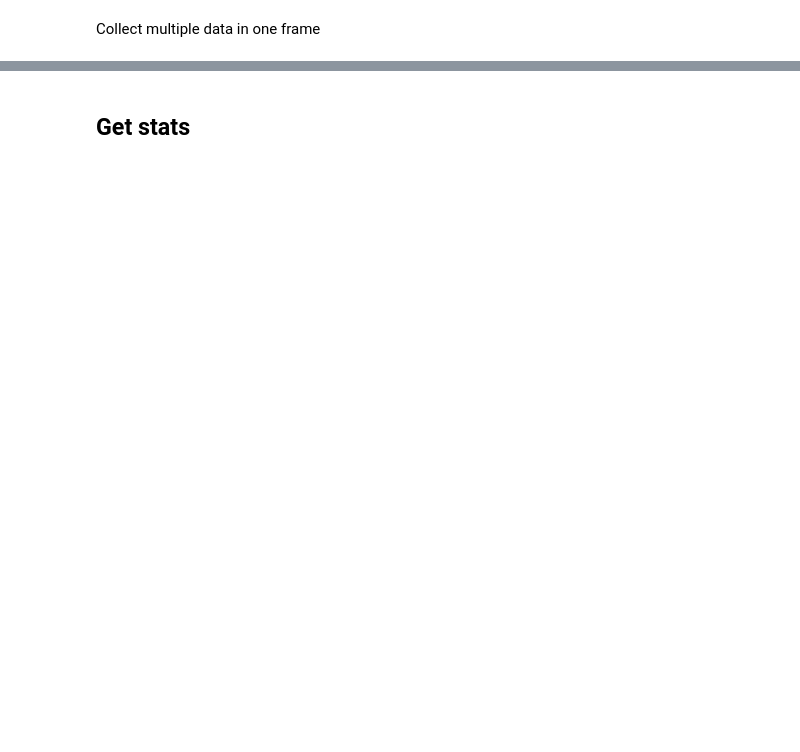
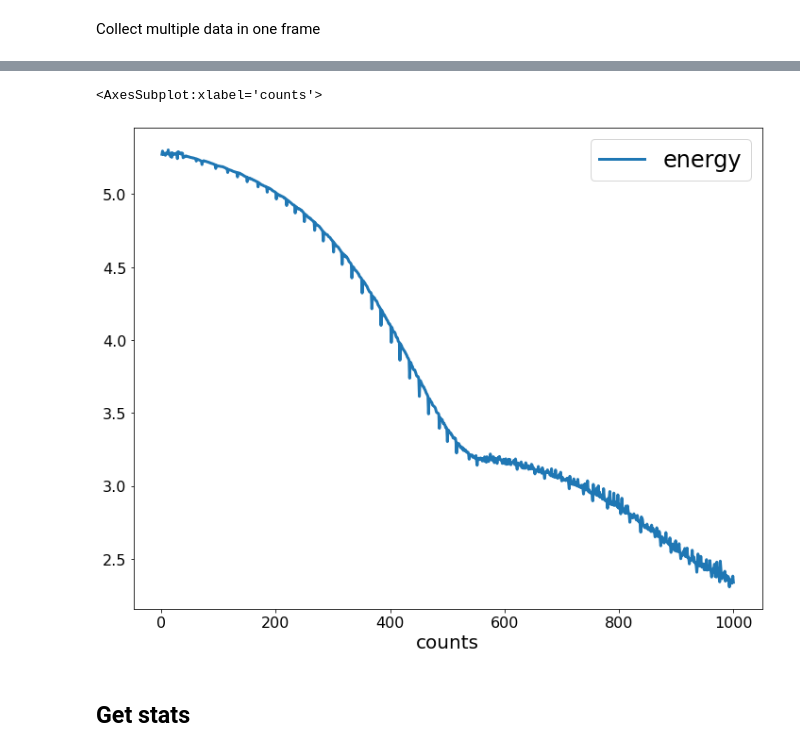
Before and after one commit to erinaldi/bmn2-qiskit, a Jupyter notebook: notebooks/00_figures.ipynb, the cells around one changed output, grey strips where cells are left out. Drawn from its saved outputs; the diff is of its cells as text; code cells hidden in the pictures; blank space fills up the shorter version.

```diff
--- a/notebooks/00_figures.ipynb
+++ b/notebooks/00_figures.ipynb
@@ -4,7 +4,7 @@
 import pandas as pd
 import numpy as np
 import matplotlib.pyplot as plt
-plt.rc("text", usetex=True)
+# plt.rc("text", usetex=True)
 plt.style.use("../figures/paper.mplstyle")
 # %% [markdown]
 ## Read data from disk
@@ -67,3 +67,8 @@ result.head()
+# %%
+result.loc["NELDER-MEAD",0].plot(x='counts',y='energy')
+# %% [output]
+<AxesSubplot:xlabel='counts'>
+[figure, added]
 # %% [markdown]
 ## Get stats
 # %%
```
Also changed, not shown: parts of 11 cells of this notebook, 2 other files.
